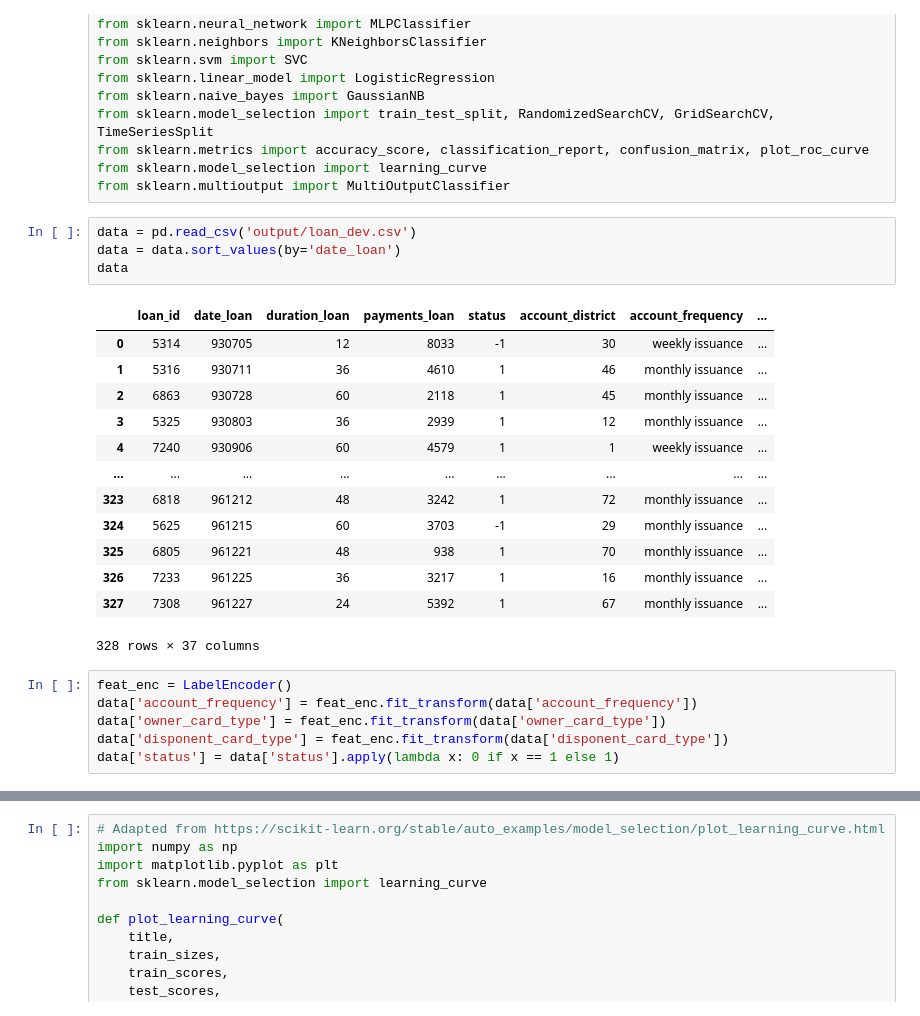
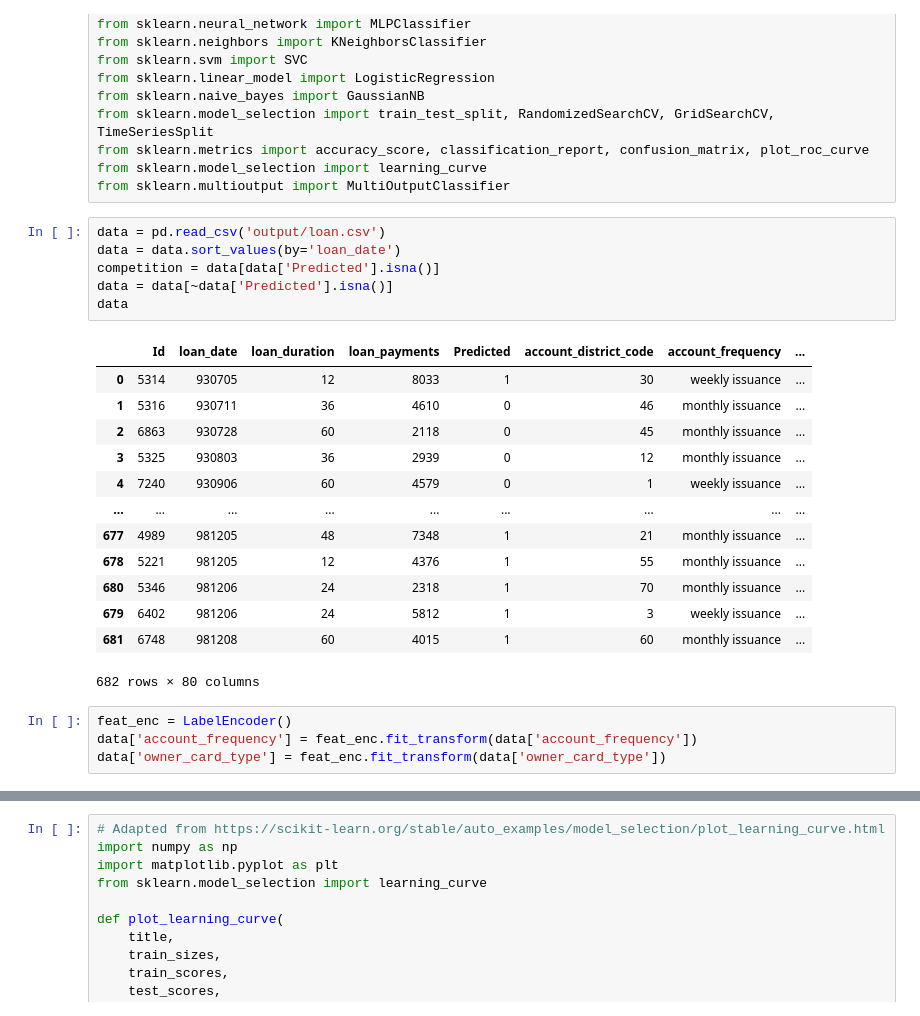
Before and after one commit to biromiro/feup-ac, a Jupyter notebook: src/main_model.ipynb, the cells around one changed output, grey strips where cells are left out. Saved outputs shown, nothing was run; the diff lists cells and outputs as text.

Commit message:
Competition and dev fusion

```diff
--- a/src/main_model.ipynb
+++ b/src/main_model.ipynb
@@ -33,29 +33,29 @@ from sklearn.metrics import accuracy_score, classification_report, confusion_mat
 from sklearn.model_selection import learning_curve
 from sklearn.multioutput import MultiOutputClassifier
 # %%
-data = pd.read_csv('output/loan_dev.csv')
-data = data.sort_values(by='date_loan')
+data = pd.read_csv('output/loan.csv')
+data = data.sort_values(by='loan_date')
+competition = data[data['Predicted'].isna()]
+data = data[~data['Predicted'].isna()]
 data
 # %% [output]
-|  | loan_id | date_loan | duration_loan | payments_loan | status | account_district | account_frequency | ... |
-| 0 | 5314 | 930705 | 12 | 8033 | -1 | 30 | weekly issuance | ... |
-| 1 | 5316 | 930711 | 36 | 4610 | 1 | 46 | monthly issuance | ... |
-| 2 | 6863 | 930728 | 60 | 2118 | 1 | 45 | monthly issuance | ... |
-| 3 | 5325 | 930803 | 36 | 2939 | 1 | 12 | monthly issuance | ... |
-| 4 | 7240 | 930906 | 60 | 4579 | 1 | 1 | weekly issuance | ... |
+|  | Id | loan_date | loan_duration | loan_payments | Predicted | account_district_code | account_frequency | ... |
+| 0 | 5314 | 930705 | 12 | 8033 | 1 | 30 | weekly issuance | ... |
+| 1 | 5316 | 930711 | 36 | 4610 | 0 | 46 | monthly issuance | ... |
+| 2 | 6863 | 930728 | 60 | 2118 | 0 | 45 | monthly issuance | ... |
+| 3 | 5325 | 930803 | 36 | 2939 | 0 | 12 | monthly issuance | ... |
+| 4 | 7240 | 930906 | 60 | 4579 | 0 | 1 | weekly issuance | ... |
 | ... | ... | ... | ... | ... | ... | ... | ... | ... |
-| 323 | 6818 | 961212 | 48 | 3242 | 1 | 72 | monthly issuance | ... |
-| 324 | 5625 | 961215 | 60 | 3703 | -1 | 29 | monthly issuance | ... |
-| 325 | 6805 | 961221 | 48 | 938 | 1 | 70 | monthly issuance | ... |
-| 326 | 7233 | 961225 | 36 | 3217 | 1 | 16 | monthly issuance | ... |
-| 327 | 7308 | 961227 | 24 | 5392 | 1 | 67 | monthly issuance | ... |
+| 677 | 4989 | 981205 | 48 | 7348 | 1 | 21 | monthly issuance | ... |
+| 678 | 5221 | 981205 | 12 | 4376 | 1 | 55 | monthly issuance | ... |
+| 680 | 5346 | 981206 | 24 | 2318 | 1 | 70 | monthly issuance | ... |
+| 679 | 6402 | 981206 | 24 | 5812 | 1 | 3 | weekly issuance | ... |
+| 681 | 6748 | 981208 | 60 | 4015 | 1 | 60 | monthly issuance | ... |
-328 rows × 37 columns
+682 rows × 80 columns
 # %%
 feat_enc = LabelEncoder()
 data['account_frequency'] = feat_enc.fit_transform(data['account_frequency'])
 data['owner_card_type'] = feat_enc.fit_transform(data['owner_card_type'])
-data['disponent_card_type'] = feat_enc.fit_transform(data['disponent_card_type'])
-data['status'] = data['status'].apply(lambda x: 0 if x == 1 else 1)
 # %%
 # These columns will be used as the inputs of the models
 input_cols = [
```
Also changed, not shown: parts of 3 cells of this notebook, 11 other files.
